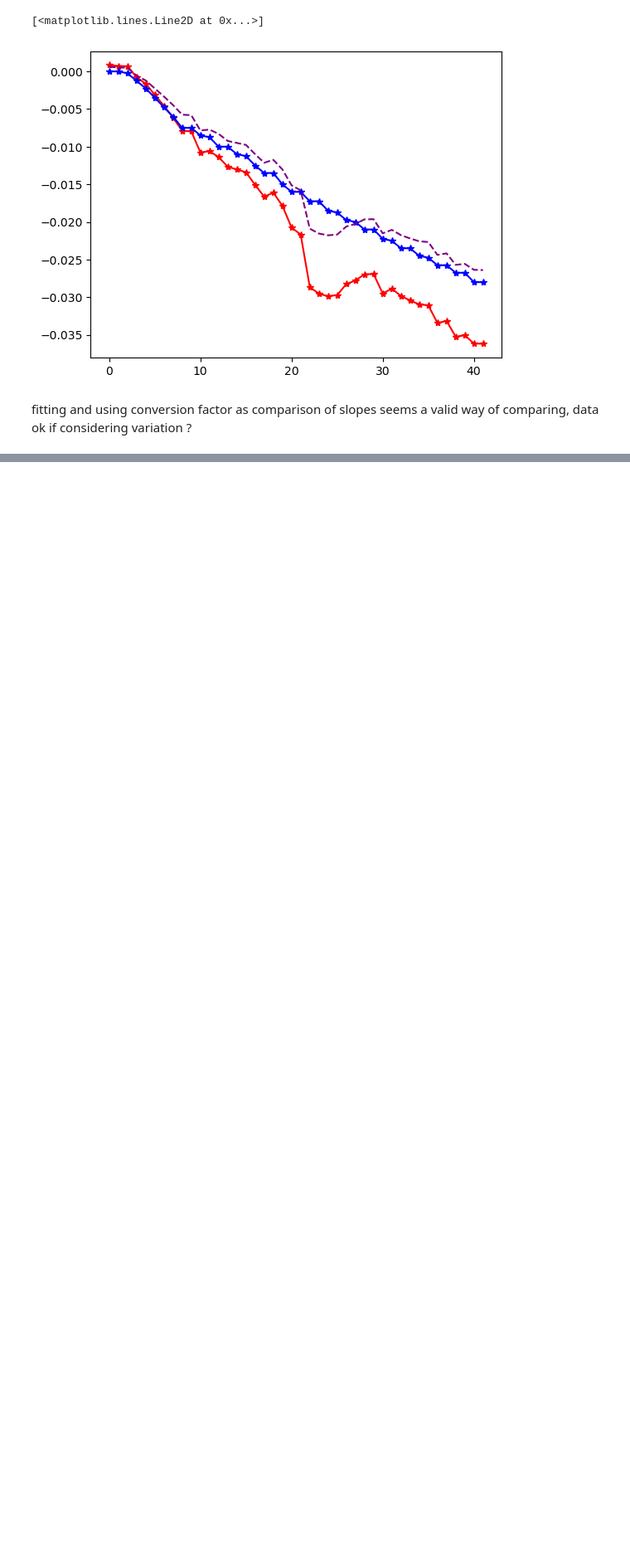
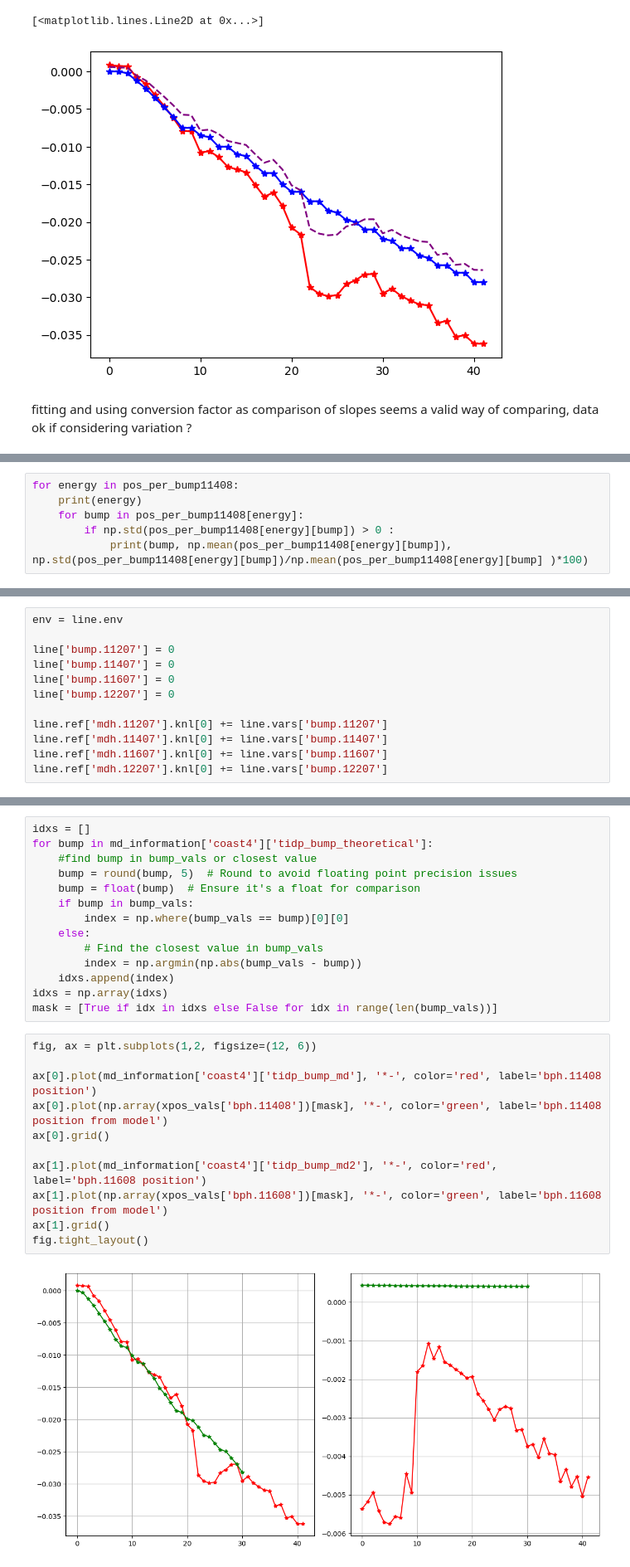
Before and after one commit to lisepauwels/sps_simulations, a Jupyter notebook: MD_analysis/bpm_analysis/bpm_tidp.ipynb, the cells around one changed output, grey strips where cells are left out. Shown at 83% size. Drawn from its saved outputs; the diff is of its cells as text; blank space fills up the shorter version.

```diff
--- a/MD_analysis/bpm_analysis/bpm_tidp.ipynb
+++ b/MD_analysis/bpm_analysis/bpm_tidp.ipynb
@@ -623,0 +624,6 @@ fitting and using conversion factor as comparison of slopes seems a valid way of
+# %%
+for energy in pos_per_bump11408:
+    print(energy)
+    for bump in pos_per_bump11408[energy]:
+        if np.std(pos_per_bump11408[energy][bump]) > 0 :
+            print(bump, np.mean(pos_per_bump11408[energy][bump]), np.std(pos_per_bump11408[energy][bump])/np.mean(pos_per_bump11408[energy][bump] )*100)
@@ -623,0 +667,12 @@ fitting and using conversion factor as comparison of slopes seems a valid way of
+# %%
+env = line.env
+
+line['bump.11207'] = 0
+line['bump.11407'] = 0
+line['bump.11607'] = 0
+line['bump.12207'] = 0
+
+line.ref['mdh.11207'].knl[0] += line.vars['bump.11207']
+line.ref['mdh.11407'].knl[0] += line.vars['bump.11407']
+line.ref['mdh.11607'].knl[0] += line.vars['bump.11607']
+line.ref['mdh.12207'].knl[0] += line.vars['bump.12207']
@@ -623,0 +718,27 @@ fitting and using conversion factor as comparison of slopes seems a valid way of
+# %%
+idxs = []
+for bump in md_information['coast4']['tidp_bump_theoretical']:
+    #find bump in bump_vals or closest value
+    bump = round(bump, 5)  # Round to avoid floating point precision issues
+    bump = float(bump)  # Ensure it's a float for comparison
+    if bump in bump_vals:
+        index = np.where(bump_vals == bump)[0][0]
+    else:
+        # Find the closest value in bump_vals
+        index = np.argmin(np.abs(bump_vals - bump))
+    idxs.append(index)
+idxs = np.array(idxs)
+mask = [True if idx in idxs else False for idx in range(len(bump_vals))]
+# %%
+fig, ax = plt.subplots(1,2, figsize=(12, 6))
+
+ax[0].plot(md_information['coast4']['tidp_bump_md'], '*-', color='red', label='bph.11408 position')
+ax[0].plot(np.array(xpos_vals['bph.11408'])[mask], '*-', color='green', label='bph.11408 position from model')
+ax[0].grid()
+
+ax[1].plot(md_information['coast4']['tidp_bump_md2'], '*-', color='red', label='bph.11608 position')
+ax[1].plot(np.array(xpos_vals['bph.11608'])[mask], '*-', color='green', label='bph.11608 position from model')
+ax[1].grid()
+fig.tight_layout()
+# %% [output]
+[figure, added]
```
Also changed, not shown: parts of 19 cells of this notebook, 3 other files.
